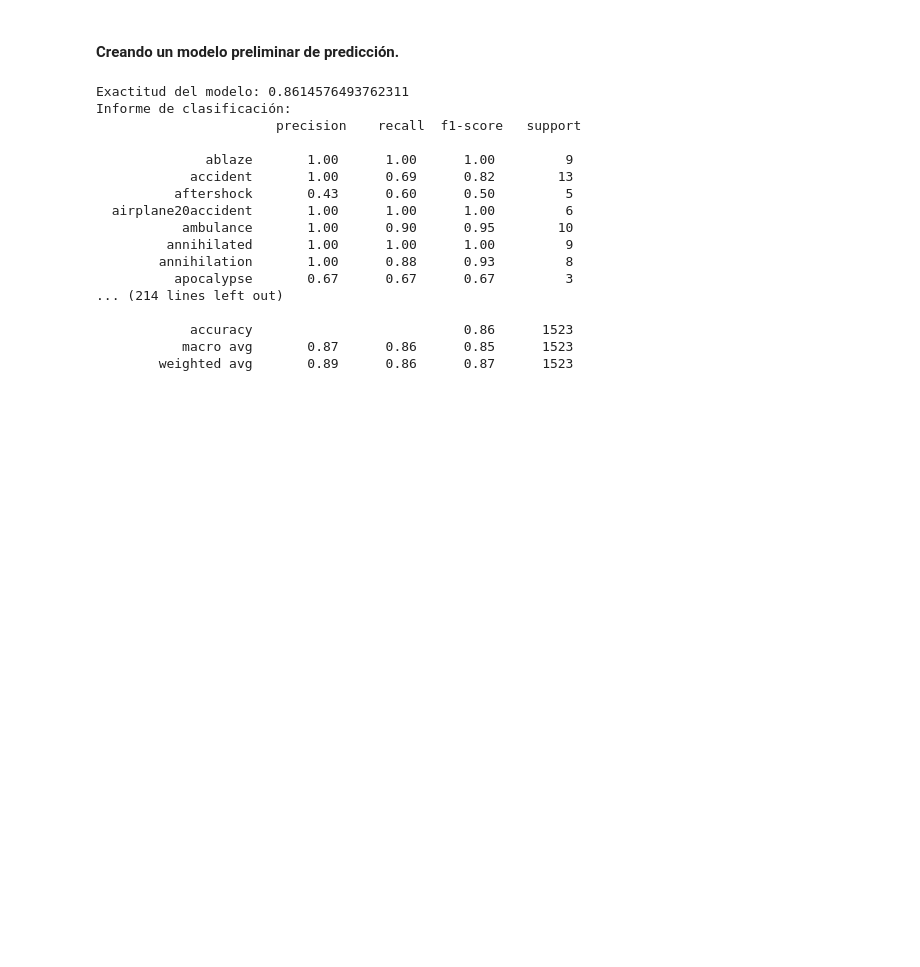
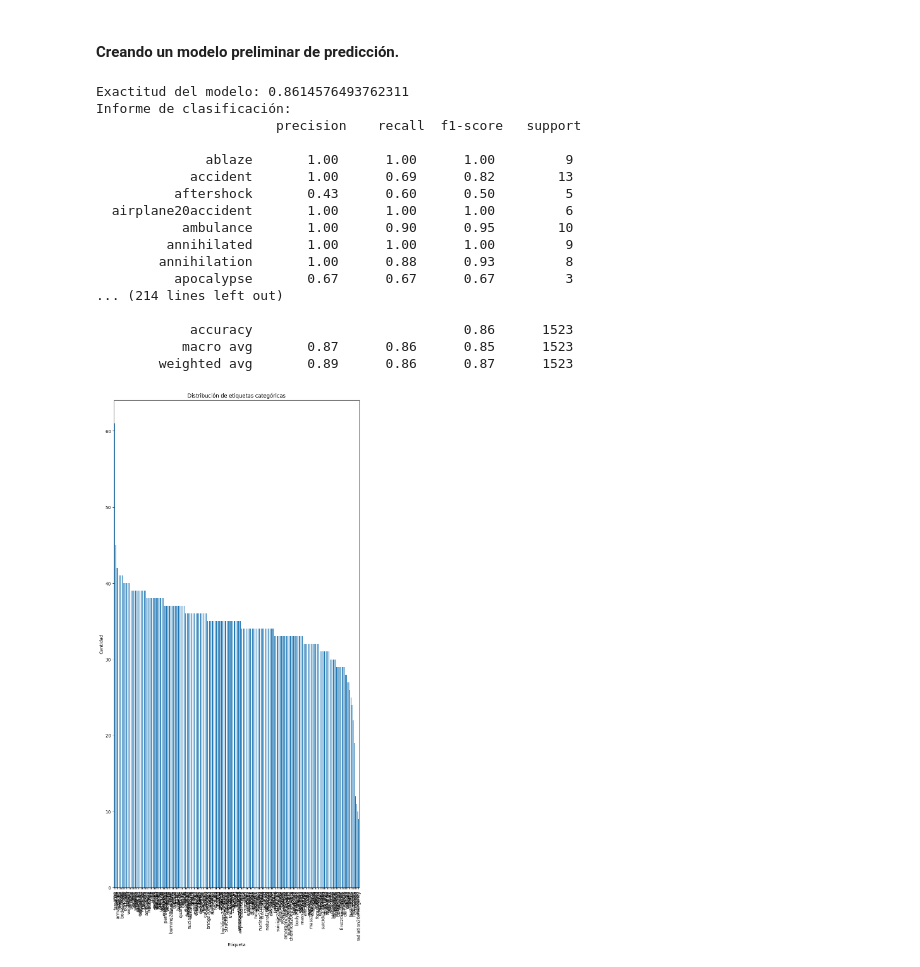
Before and after one commit to Javier19-cmd/Lab4-Data, a Jupyter notebook: Lab4.ipynb, the cells around one changed output. Saved outputs shown, nothing was run; the diff lists cells and outputs as text; code cells hidden in the pictures; blank space fills up the shorter version.

```diff
--- a/Lab4.ipynb
+++ b/Lab4.ipynb
@@ -310,13 +311,13 @@ plt.show()
 #### Creando un modelo preliminar de predicción.
 # %%
 # Definiendo las características (X) y las etiquetas (y)
-X = train['text']  # Utilizar la columna "text" como características
-y = train['keyword']  # Utilizando la columna "keyword" como etiquetas
+X = train['text']  # Usando la columna "text" como características
+y = train['keyword']  # Usando la columna "keyword" como etiquetas
 
 # Dividiendo el dataset en conjunto de entrenamiento y prueba
 X_train, X_test, y_train, y_test = train_test_split(X, y, test_size=0.2, random_state=42)
 
-# Vectorización de texto utilizando TF-IDF
+# Vectorizando el texto utilizando TF-IDF
 vectorizer = TfidfVectorizer(max_features=1000)  # Características
 X_train_vectorized = vectorizer.fit_transform(X_train)
 X_test_vectorized = vectorizer.transform(X_test)
@@ -325,30 +326,52 @@ X_test_vectorized = vectorizer.transform(X_test)
 model = RandomForestClassifier(n_estimators=100, random_state=42)
 model.fit(X_train_vectorized, y_train)
 
 # Predeciendo etiquetas en el conjunto de prueba
 y_pred = model.predict(X_test_vectorized)
 
 # Evaluando el modelo
 accuracy = accuracy_score(y_test, y_pred)
 classification_rep = classification_report(y_test, y_pred)
 
 print("Exactitud del modelo:", accuracy)
 print("Informe de clasificación:\n", classification_rep)
+
+# Visualizando la distribución de etiquetas categóricas
+plt.figure(figsize=(30, 12))
+label_counts = train['keyword'].value_counts()
+label_counts.plot(kind='bar')
+plt.xlabel('Etiqueta')
+plt.ylabel('Cantidad')
+plt.title('Distribución de etiquetas categóricas')
+plt.xticks(rotation=90)
+plt.show()
+
+# # Creando la matriz de confusión
+# conf_matrix = confusion_matrix(y_test, y_pred)
+
+# # Visualizando de la matriz de confusión utilizando seaborn
+# plt.figure(figsize=(10, 8))
+# sns.heatmap(conf_matrix, annot=True, cmap='Blues', fmt='d')
+# plt.xlabel('Etiqueta Predicha')
+# plt.ylabel('Etiqueta Real')
+# plt.title('Matriz de Confusión')
+# plt.show()
 # %% [output]
 Exactitud del modelo: 0.8614576493762311
 Informe de clasificación:
                        precision    recall  f1-score   support
 
               ablaze       1.00      1.00      1.00         9
             accident       1.00      0.69      0.82        13
           aftershock       0.43      0.60      0.50         5
   airplane20accident       1.00      1.00      1.00         6
            ambulance       1.00      0.90      0.95        10
          annihilated       1.00      1.00      1.00         9
         annihilation       1.00      0.88      0.93         8
           apocalypse       0.67      0.67      0.67         3
 ... (214 lines left out)
 
             accuracy                           0.86      1523
            macro avg       0.87      0.86      0.85      1523
         weighted avg       0.89      0.86      0.87      1523
+[figure, added]
```
Also changed, not shown: parts of 2 cells of this notebook.
